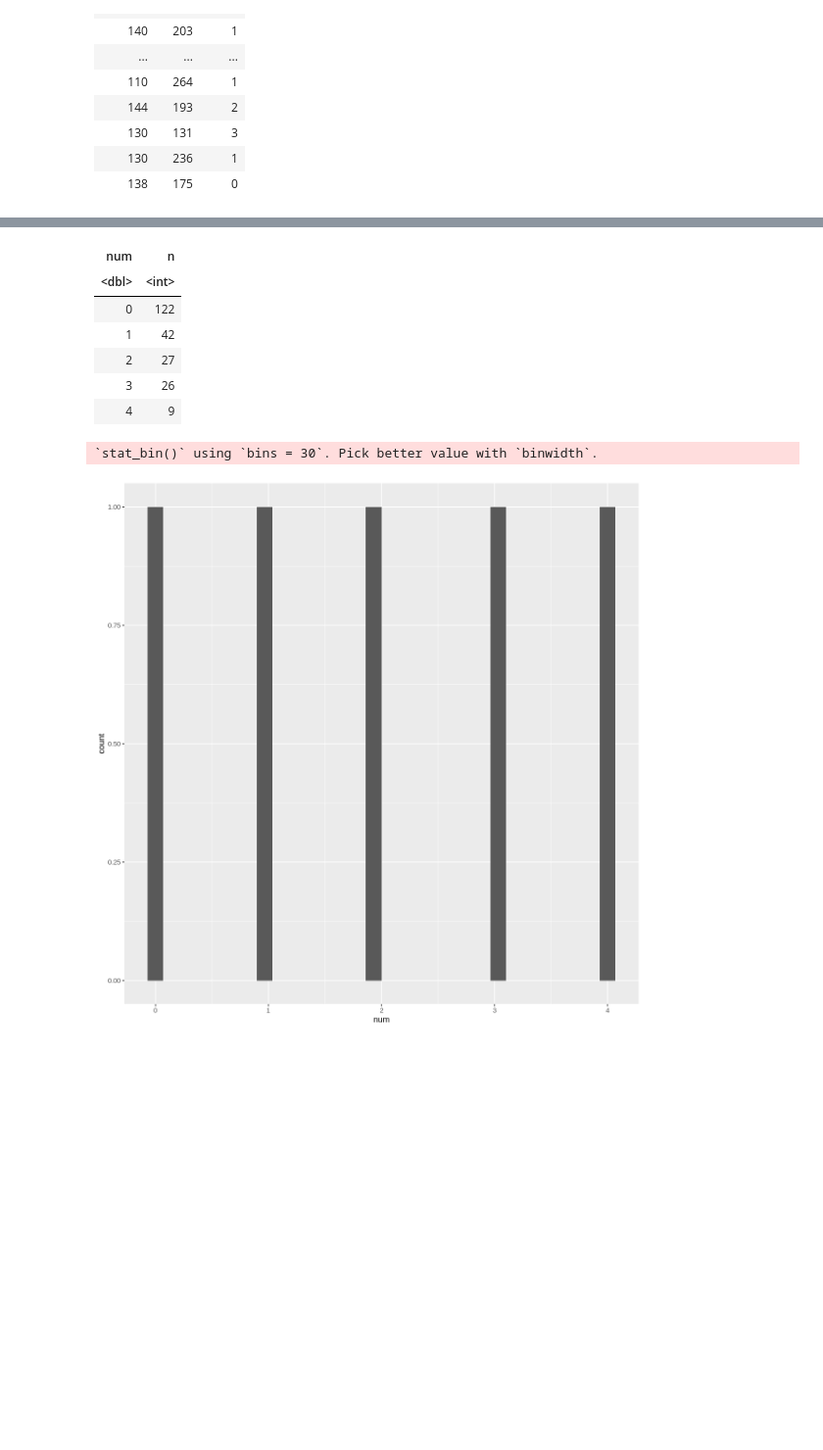
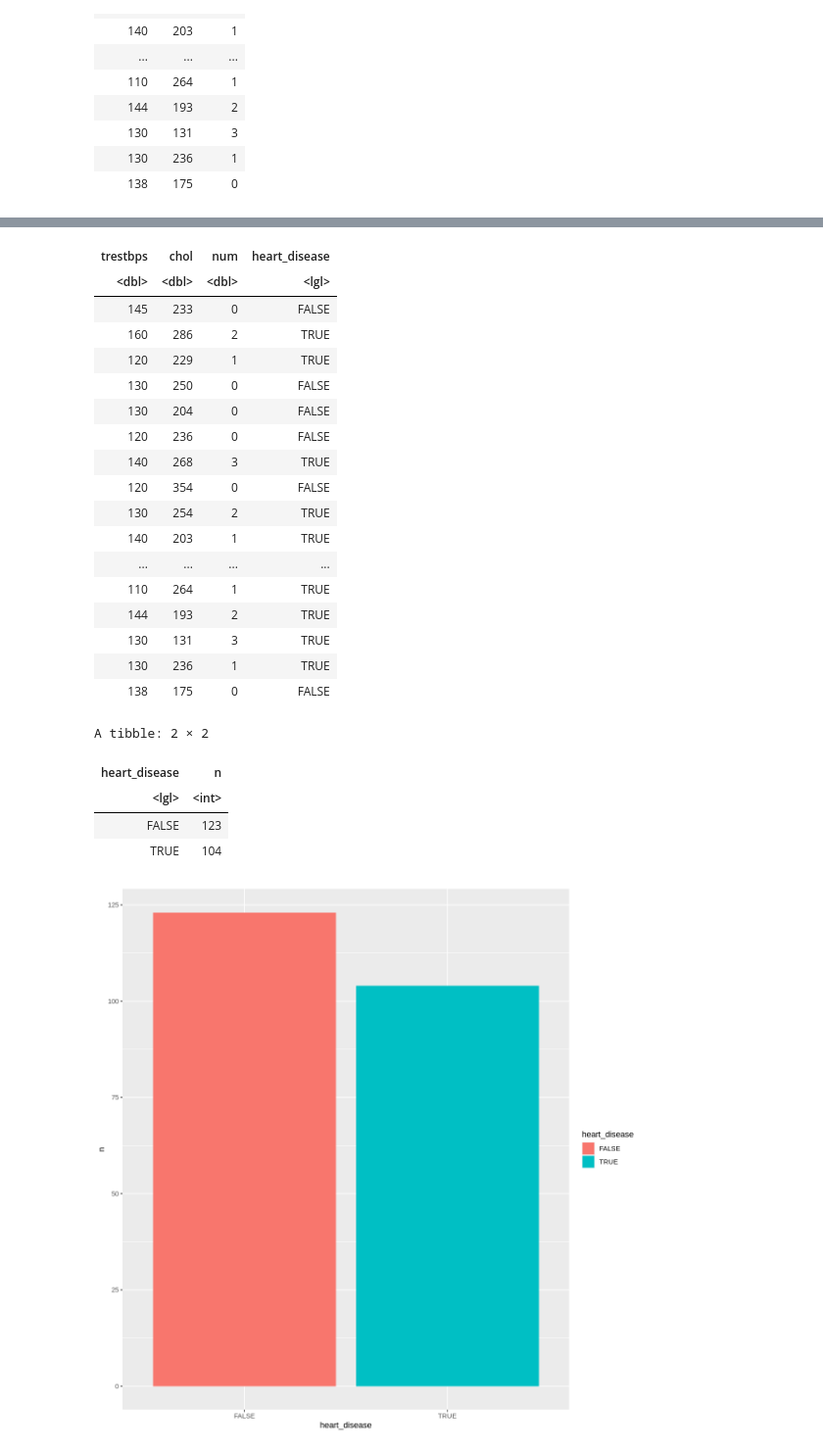
Before and after one commit to yeojunh/DSCI-100-Project, a Jupyter notebook: Heart_Disease.ipynb, the cells around one changed output, grey strips where cells are left out. Shown: that part at 98% size. Cells and saved outputs as stored; diff of their text form; code cells hidden in the pictures; blank space fills up the shorter version.

Commit message:
Add preliminary data

```diff
--- a/Heart_Disease.ipynb
+++ b/Heart_Disease.ipynb
@@ -44,50 +44,27 @@ A tibble: 303 × 3
 | 138 | 175 | 0 |
 # %%
 # resting bloood pressure and chol
-heart_split <- initial_split(heart, prop = 0.75, strata = num)
+heart <- heart %>%
+    mutate(heart_disease = (num != 0))
+heart
+
+heart_split <- initial_split(heart, prop = 0.75, strata = heart_disease)
 heart_train <- training(heart_split)
 heart_test <- testing(heart_split)
 
 heart_train_summary <- heart_train %>%
-    group_by(num) %>%
+    group_by(heart_disease) %>%
     summarize(n = n())
 
 heart_train_summary
 
-heart_train_summary_plot <- ggplot(heart_train_summary, aes(x = num)) +
-    geom_bar(stat="bin", position="stack")
+heart_train_summary_plot <- ggplot(heart_train_summary, aes(x = heart_disease, y = n, fill = heart_disease)) +
+    geom_bar(stat="identity")
 
 heart_train_summary_plot
-# options(repr.plot.width = 10, repr.plot.height = 10)
-# heart <- heart_disease %>%
-#     select(trestbps, chol, num) %>%
-#     filter(trestbps != "?", chol != "?")
 
+heart_train_plot <- ggplot(heart_train, aes(x = chol, y = trestbps, color = heart_disease)) +
+    geom_point()
 
-# knn_spec <- nearest_neighbor(weight_func = "rectangular", neighbors = 3) %>%
-#       set_engine("kknn") %>%
-#       set_mode("classification")
-
-# knn_recipe <- recipe(num ~ ., data = heart_train) %>%
-#     step_scale(all_predictors()) %>%
-#     step_center(all_predictors())
-
-# heart_work <- workflow() %>%
-#     add_recipe(knn_recipe) %>%
-#     add_model(knn_spec)
-
-# # heart_fit <- heart_work %>%
-# #     fit(data = heart_train)
-
-# # new_obs <- tibble(Symmetry = 1,Radius = 0)
-# # class_prediction <- predict(heart_fit, heart_test)
-
-
-
-# heart_plot <- ggplot(heart, aes(x = chol, y = trestbps, color = num)) +
-#     geom_point()
-# # +
-#     # geom_line()
-
-# heart_plot
+heart_train_plot
 # %% [output]
@@ -95,9 +72,24 @@ A tibble: 5 × 2
-| num | n |
-| <dbl> | <int> |
-| 0 | 122 |
-| 1 | 42 |
-| 2 | 27 |
-| 3 | 26 |
-| 4 | 9 |
+| trestbps | chol | num | heart_disease |
+| <dbl> | <dbl> | <dbl> | <lgl> |
+| 145 | 233 | 0 | FALSE |
+| 160 | 286 | 2 | TRUE |
+| 120 | 229 | 1 | TRUE |
+| 130 | 250 | 0 | FALSE |
+| 130 | 204 | 0 | FALSE |
+| 120 | 236 | 0 | FALSE |
+| 140 | 268 | 3 | TRUE |
+| 120 | 354 | 0 | FALSE |
+| 130 | 254 | 2 | TRUE |
+| 140 | 203 | 1 | TRUE |
+| ... | ... | ... | ... |
+| 110 | 264 | 1 | TRUE |
+| 144 | 193 | 2 | TRUE |
+| 130 | 131 | 3 | TRUE |
+| 130 | 236 | 1 | TRUE |
+| 138 | 175 | 0 | FALSE |
-`stat_bin()` using `bins = 30`. Pick better value with `binwidth`.
+A tibble: 2 × 2
+| heart_disease | n |
+| <lgl> | <int> |
+| FALSE | 123 |
+| TRUE | 104 |
-[figure, old version]
+[figure, new version]
```
Also changed, not shown: parts of 1 cell of this notebook.
